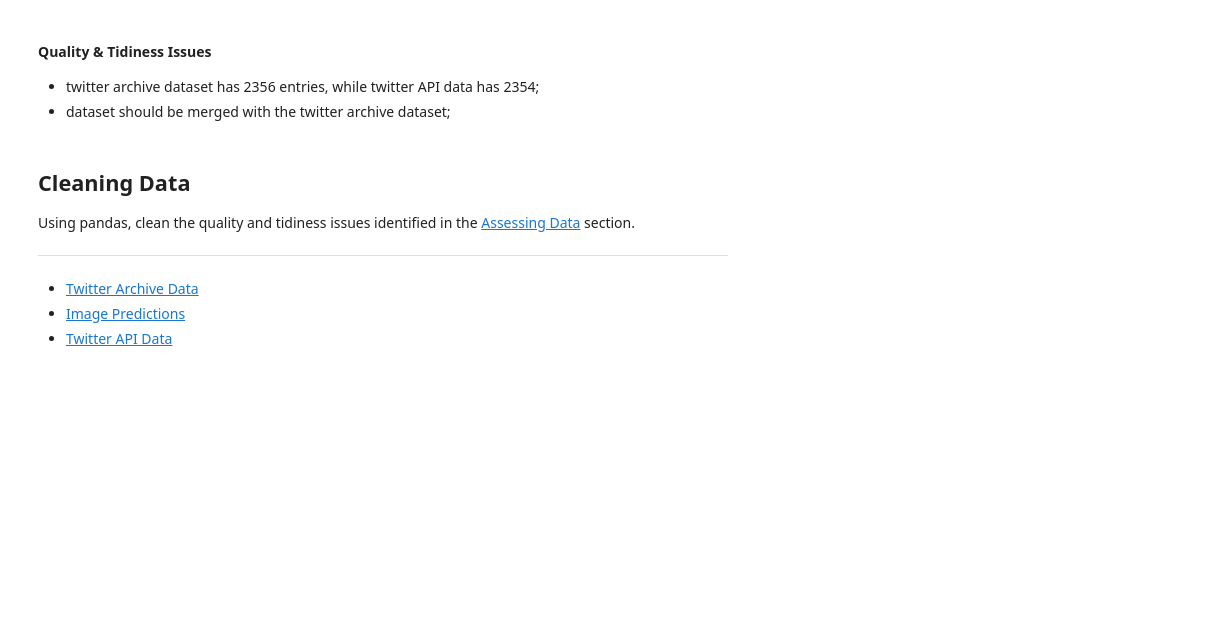
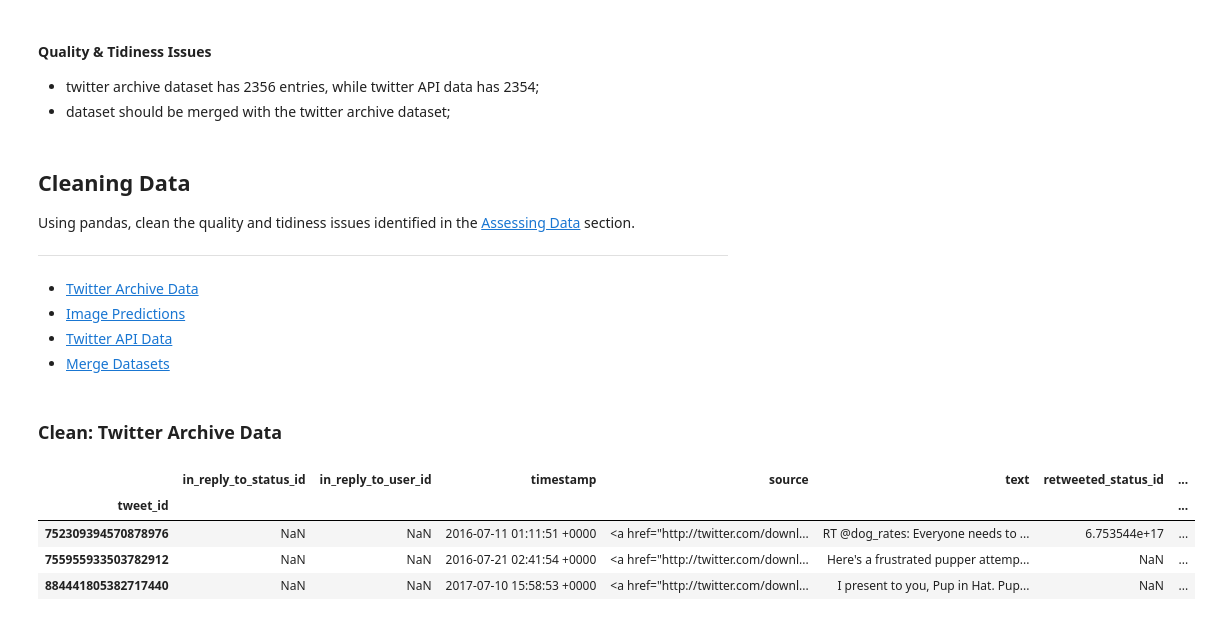
Before and after one commit to stembarb/DA--Wrangle-Analyze-WeRateDogs-Data, a Jupyter notebook: wrangle_act.ipynb, the cells around one changed output. Drawn from its saved outputs; the diff is of its cells as text; code cells hidden in the pictures; blank space fills up the shorter version.

```diff
--- a/wrangle_act.ipynb
+++ b/wrangle_act.ipynb
@@ -462,6 +463,18 @@ Using pandas, clean the quality and tidiness issues identified in the [Assessing
 * [Twitter Archive Data](#Clean:-Twitter-Archive-Data)
 * [Image Predictions](#Clean:-Image-Predictions)
 * [Twitter API Data](#Clean:-Twitter-API-Data)
+* [Merge Datasets](#Merge-Datasets)
+# %% [markdown]
+### Clean: Twitter Archive Data
+# %%
+# create a copy of dataset
+twitter_arch_clean = twitter_arch.copy()
 # %%
 # display sample of data
-twitter_arch.sample(3)
+twitter_arch_clean.sample(3)
+# %% [output]
+|  | in_reply_to_status_id | in_reply_to_user_id | timestamp | source | text | retweeted_status_id | ... |
+| tweet_id |  |  |  |  |  |  | ... |
+| 752309394570878976 | NaN | NaN | 2016-07-11 01:11:51 +0000 | <a href="http://twitter.com/downl... | RT @dog_rates: Everyone needs to ... | 6.753544e+17 | ... |
+| 755955933503782912 | NaN | NaN | 2016-07-21 02:41:54 +0000 | <a href="http://twitter.com/downl... | Here's a frustrated pupper attemp... | NaN | ... |
+| 884441805382717440 | NaN | NaN | 2017-07-10 15:58:53 +0000 | <a href="http://twitter.com/downl... | I present to you, Pup in Hat. Pup... | NaN | ... |
```
Also changed, not shown: parts of 29 cells of this notebook.
